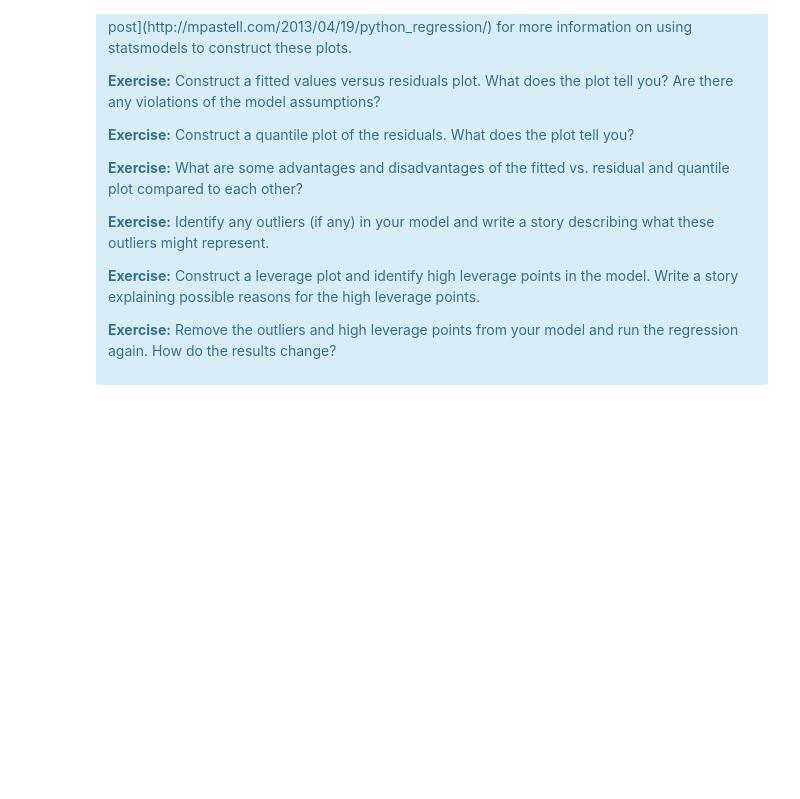
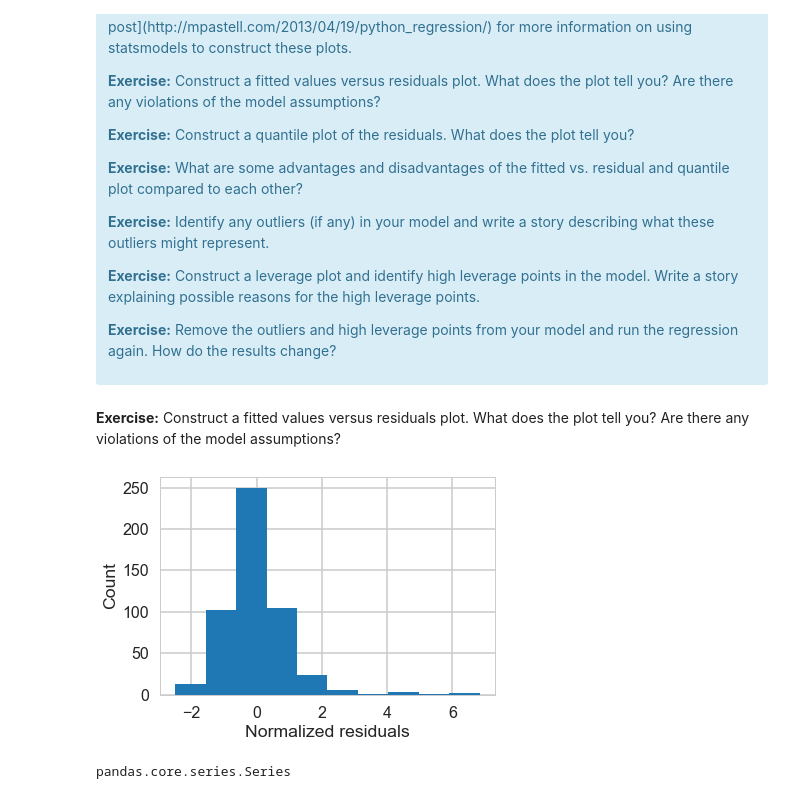
Before and after one commit to Eric-Ens/Mini_projects, a Jupyter notebook: Mini_Project_Linear_Regression.ipynb, the cells around one changed output. Cells and saved outputs as stored; diff of their text form; code cells hidden in the pictures; blank space fills up the shorter version.

```diff
--- a/Mini_Project_Linear_Regression.ipynb
+++ b/Mini_Project_Linear_Regression.ipynb
@@ -850,0 +849,14 @@ If you want me I will meet him and meet him there and he is a good guy to to get
+# %% [markdown]
+<p><b>Exercise:</b> Construct a fitted values versus residuals plot. What does the plot tell you? Are there any violations of the model assumptions?</p>
+# %%
+plt.hist(m_ext.resid_pearson)
+#plt.hist(m_ext.fittedvalues, histtype = 'step', density = True)
+plt.ylabel('Count')
+plt.xlabel('Normalized residuals')
+plt.show()
+# %% [output]
+[figure, added]
+# %%
+type(m_ext.fittedvalues)
+# %% [output]
+pandas.core.series.Series
```
Also changed, not shown: parts of 5 cells of this notebook.
